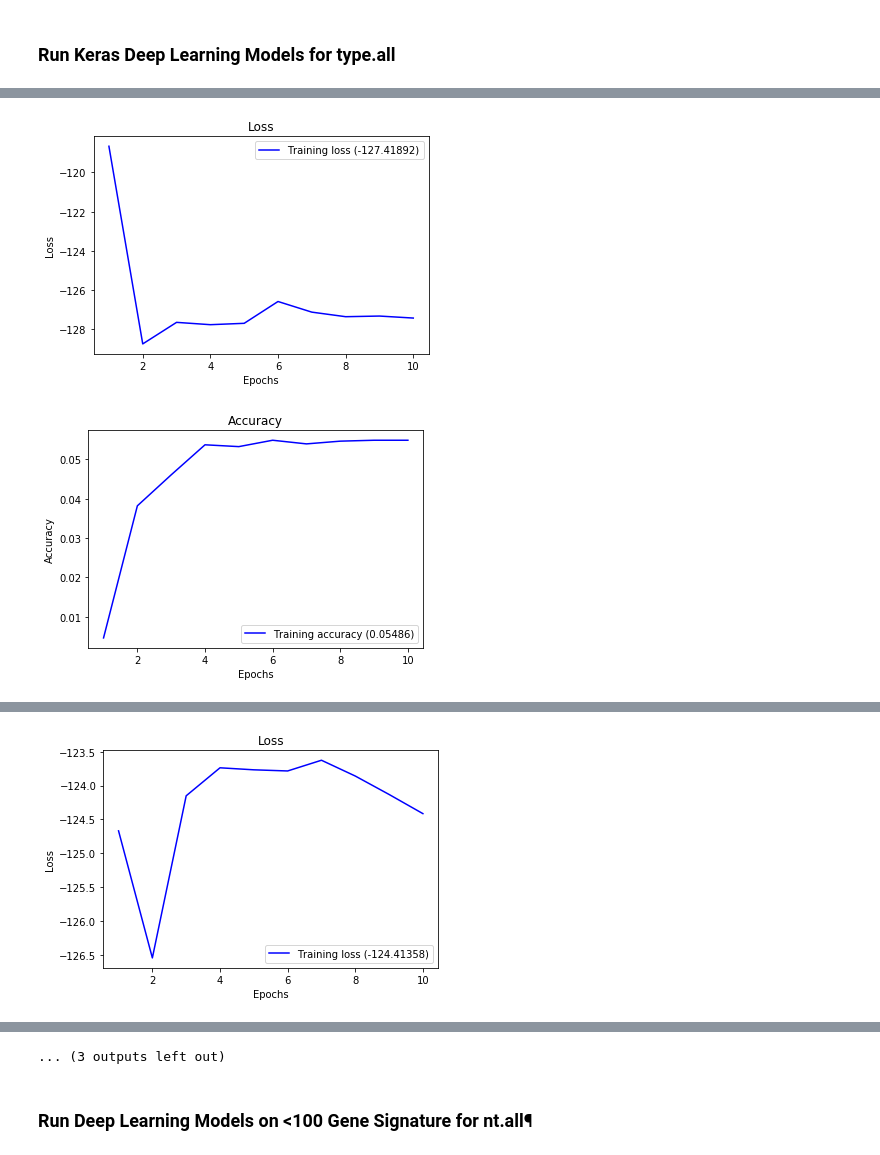
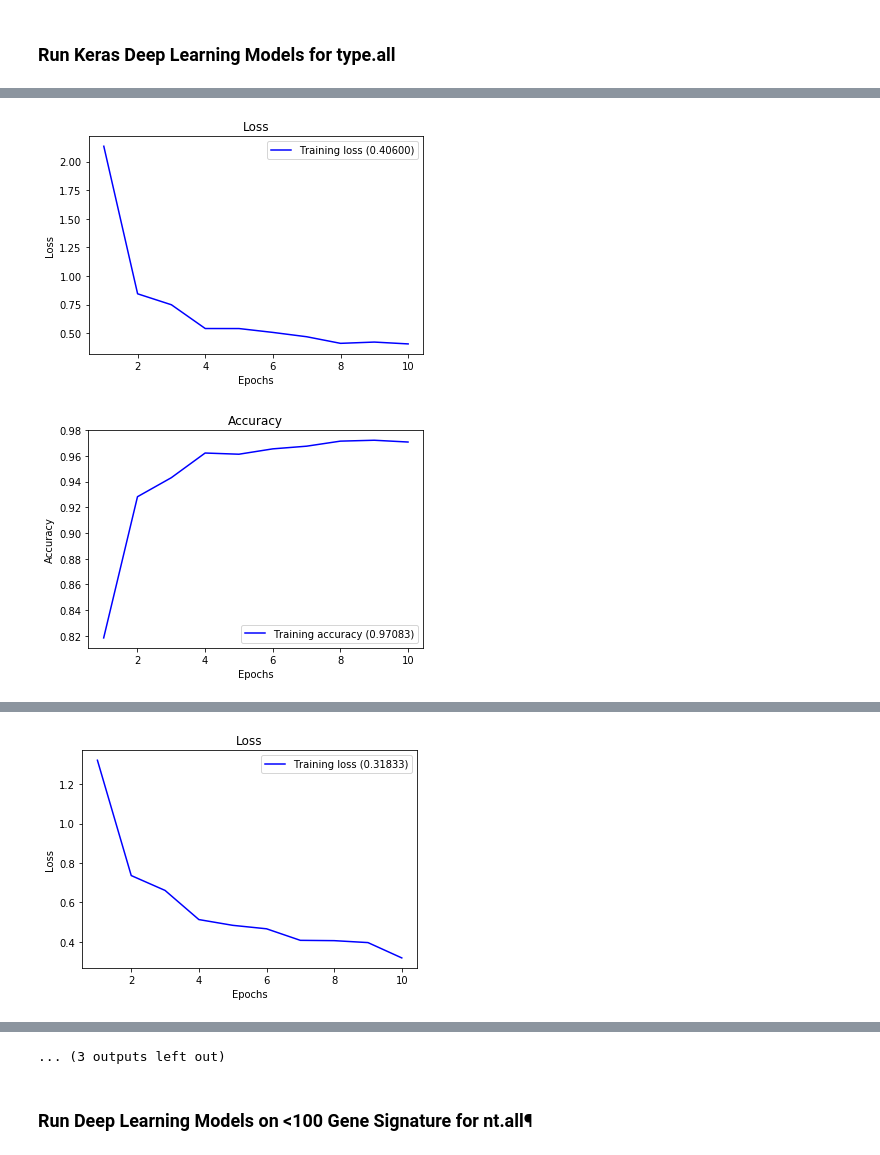
Before and after one commit to sghoseWI/Genomic-Machine-Learning, a Jupyter notebook: Machine Learning in Cancer.ipynb, the cells around one changed output, grey strips where cells are left out. Saved outputs shown, nothing was run; the diff lists cells and outputs as text; code cells hidden in the pictures.

```diff
--- a/Machine Learning in Cancer.ipynb
+++ b/Machine Learning in Cancer.ipynb
@@ -965,3 +964,3 @@ features_type_coding = features_type_coding.values
 # %%
-mlf.run_simple_loop(features_type_coding, label_type_coding, ['LR'])
+mlf.run_simple_loop2(features_type_coding, label_type_coding, ['NB','LR'])
 # %% [output]
@@ -990,4 +1037,4 @@ print(feature_selection_type_coding_list)
 # %%
-mlf.run_deep_learning_loop(features_type_coding, label_type_coding)
+mlf.run_deep_learning_loop_one_hot(features_type_coding, label_type_coding)
 # %% [output]
 Epoch 1/10
@@ -1070,4 +1117,4 @@ acc: 6.30%
 # %% [markdown]
 ### Run Keras Deep Learning Models on <100 Gene Signature for type.coding
 # %%
-mlf.run_deep_learning_loop(feature_selection_99_type_coding, label_type_coding)
+mlf.run_deep_learning_loop_one_hot(features_typecoding_99, label_type_coding)
@@ -1092,4 +1217,4 @@ label_type_all = type_all.loc[:, type_all.columns == 'Type']
 # %% [markdown]
 ### Run Machine Learning Pipeline Loop for type.all
 # %%
-mlf.run_simple_loop(features_type_all, label_type_all)
+mlf.run_simple_loop2(features_type_all, label_type_all, ['NB','LR'])
@@ -1111,6 +1286,6 @@ print(feature_selection_type_all_list)
 # %% [markdown]
 ### Run Keras Deep Learning Models for type.all
 # %%
-mlf.run_deep_learning_loop(features_type_all, label_type_all)
+mlf.run_deep_learning_loop_one_hot(features_type_all, label_type_all)
 # %% [output]
 Epoch 1/10
@@ -1133,3 +1308,3 @@ acc: 5.46%
-[figure, old version]
+[figure, new version]
-[figure, old version]
+[figure, new version]
 Epoch 1/10
@@ -1152 +1327 @@ acc: 5.00%
-[figure, old version]
+[figure, new version]
```
Also changed, not shown: parts of 26 cells of this notebook.
